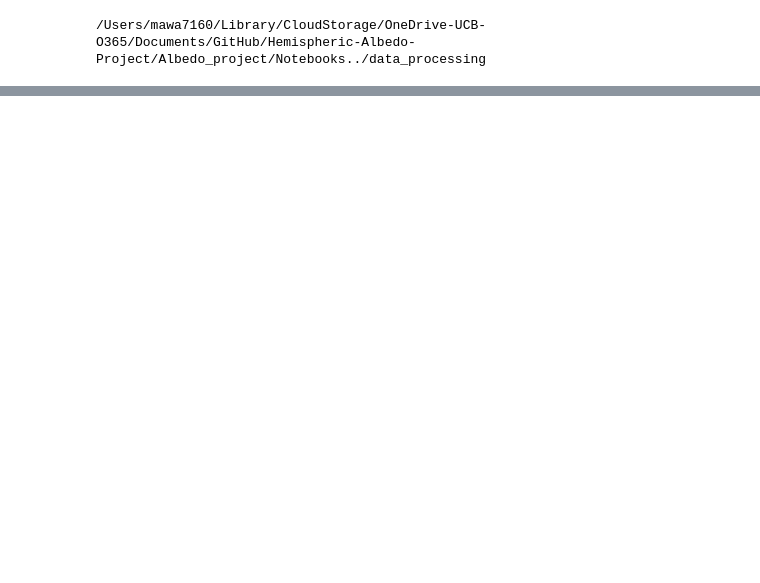
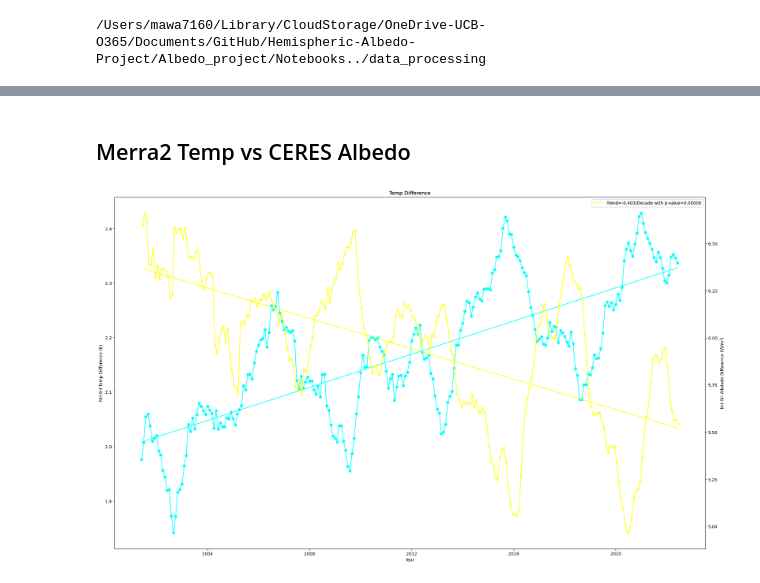
Before and after one commit to mwatwood-cu/Hemispheric-Albedo-Project, a Jupyter notebook: Albedo_project/Notebooks/Merra2_data.ipynb, the cells around one changed output, grey strips where cells are left out. Cells and saved outputs as stored; diff of their text form; code cells hidden in the pictures; blank space fills up the shorter version.

```diff
--- a/Albedo_project/Notebooks/Merra2_data.ipynb
+++ b/Albedo_project/Notebooks/Merra2_data.ipynb
@@ -19,5 +19,6 @@ current_month_folder="23Aug"
 
 merra_raw_location = AnyPath("/Users/mawa7160/dev/data/MERRA2/23Aug/Raw")
 merra_output_location = AnyPath("/Users/mawa7160/dev/data/MERRA2/23Aug")
+ceres_path = AnyPath("/Users/mawa7160/dev/data/CERES/EBAF/")
 # %% [output]
 /Users/mawa7160/Library/CloudStorage/OneDrive-UCB-O365/Documents/GitHub/Hemispheric-Albedo-Project/Albedo_project/Notebooks../data_processing
@@ -77,0 +51,21 @@ plt.plot(years_date_time, merra_surface_temp["global"], "x")
+# %%
+merra_surface_temp_run = ceres_ebaf.create_hemisphere_data(merra_data["TLML"],running_length=12)
+merra_surface_pressure_run = ceres_ebaf.create_hemisphere_data(merra_data["PS"], running_length=12)
+merra_surface_wind_speed_run = ceres_ebaf.create_hemisphere_data(merra_data["SPEEDLML"], running_length=12)
+merra_surface_humidity_run = ceres_ebaf.create_hemisphere_data(merra_data["QLML"], running_length=12)
+
+merra_surface_temp_diff_run = merra_surface_temp_run["nh"] - merra_surface_temp_run["sh"]
+merra_surface_pressure_diff_run = merra_surface_pressure_run["nh"] - merra_surface_pressure_run["sh"]
+merra_surface_wind_diff_run = merra_surface_wind_speed_run["nh"] - merra_surface_wind_speed_run["sh"]
+merra_surface_humid_diff_run = merra_surface_humidity_run["nh"] - merra_surface_humidity_run["sh"]
+
+
+merra_surface_temp_var_run = ceres_ebaf.create_hemisphere_data(merra_data["Var_TLML"], running_length=12)
+merra_surface_pressure_var_run = ceres_ebaf.create_hemisphere_data(merra_data["Var_PS"], running_length=12)
+merra_surface_wind_speed_var_run = ceres_ebaf.create_hemisphere_data(merra_data["Var_SPEEDLML"], running_length=12)
+merra_surface_humidity_var_run = ceres_ebaf.create_hemisphere_data(merra_data["Var_QLML"], running_length=12)
+
+merra_surface_temp_diff_var_run = merra_surface_temp_var_run["nh"] - merra_surface_temp_var_run["sh"]
+merra_surface_pressure_diff_var_run = merra_surface_pressure_var_run["nh"] - merra_surface_pressure_var_run["sh"]
+merra_surface_wind_diff_var_run = merra_surface_wind_speed_var_run["nh"] - merra_surface_wind_speed_var_run["sh"]
+merra_surface_humid_diff_var_run = merra_surface_humidity_var_run["nh"] - merra_surface_humidity_var_run["sh"]
@@ -77,0 +122,25 @@ plt.plot(years_date_time, merra_surface_temp["global"], "x")
+# %% [markdown]
+## Merra2 Temp vs CERES Albedo
+# %%
+ebaf_4_2_file_path = ceres_path / current_month_folder / "CERES_EBAF-TOA_Ed4.2_Subset_200003-202305.nc"
+ebaf_full_years = xr.open_dataset(ebaf_4_2_file_path)
+
+# Getting Version 4.2
+shortwave_all_sky_4_2 = ceres_ebaf.create_hemisphere_data(ebaf_full_years["toa_sw_all_mon"], running_length=12)
+shortwave_clear_sky_4_2 = ceres_ebaf.create_hemisphere_data(ebaf_full_years["toa_sw_clr_c_mon"], running_length=12)
+cre_total_4_2 = shortwave_all_sky_4_2-shortwave_clear_sky_4_2
+
+cre_diff_4_2 = cre_total_4_2["nh"]-cre_total_4_2["sh"]
+clear_sky_diff_4_2 = shortwave_clear_sky_4_2["nh"]-shortwave_clear_sky_4_2["sh"]
+all_sky_diff_4_2 = shortwave_all_sky_4_2["nh"]-shortwave_all_sky_4_2["sh"]
+# %%
+fig, axis = plt.subplots(1, 1, figsize=(25,15))
+ceres_ebaf_plotting.plot_monthly_data_with_reg_line(merra_surface_temp_diff_run.time, merra_surface_temp_diff_run,
+                                            y_label="NH-SH Temp Difference (K)", tick_color="cyan", include_trends=True,
+                                            title="Temp Difference", axis=axis, marker='o')
+axis2 = axis.twinx()
+ceres_ebaf_plotting.plot_monthly_data_with_reg_line(clear_sky_diff_4_2.time, clear_sky_diff_4_2, include_trends=True,
+                                            y_label="NH-SH Albdedo Difference (W/m$^2$)", tick_color="yellow",
+                                            title="Temp Difference", axis=axis2, marker='x')
+# %% [output]
+[figure, added]
```
Also changed, not shown: parts of 10 cells of this notebook, 5 other files.
